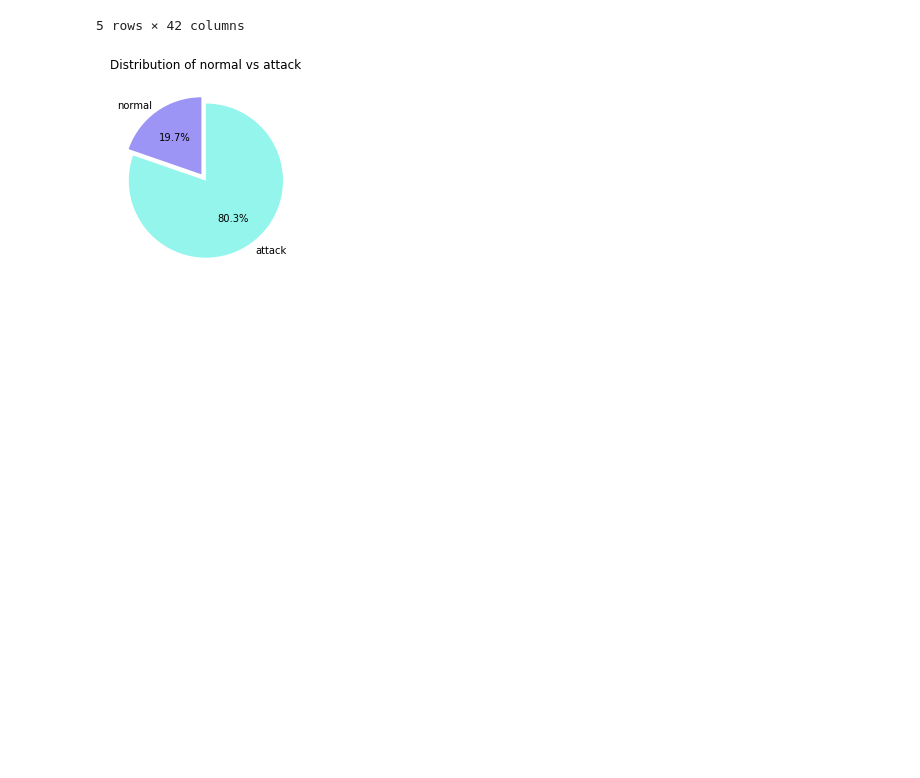
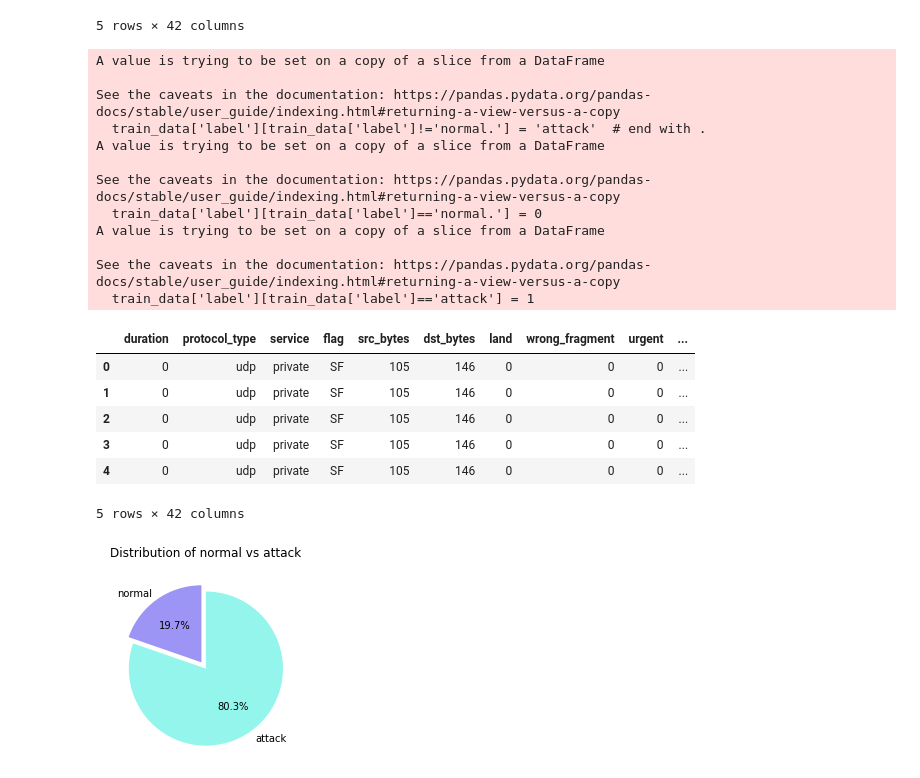
Before and after one commit to huyi-huwangyang/CMPE255-group1-project, a Jupyter notebook: Network_Intrusion_Integrated.ipynb, the cells around one changed output. Cells and saved outputs as stored; diff of their text form; code cells hidden in the pictures; blank space fills up the shorter version.

```diff
--- a/Network_Intrusion_Integrated.ipynb
+++ b/Network_Intrusion_Integrated.ipynb
@@ -66,6 +85,7 @@ df_kdd_data.shape
 # %%
 # Copy the data frame for repeated evaulation.
 df = df_kdd_data.copy(deep=True)
+df_test = df_kdd_test_data.copy(deep=True)
 # %%
 # Identifying categorical features
 numeric_cols = df._get_numeric_data().columns # gets all the numeric column names
@@ -187,6 +207,29 @@ See the caveats in the documentation: https://pandas.pydata.org/pandas-docs/stab
 | 3 | 0 | tcp | http | SF | 233 | 2032 | 0 | 0 | 0 | ... |
 | 4 | 0 | tcp | http | SF | 239 | 486 | 0 | 0 | 0 | ... |
 5 rows × 42 columns
+# %%
+df_test = binary_classifier(df_test)
+df_test.head()
+# %% [output]
+A value is trying to be set on a copy of a slice from a DataFrame
+
+See the caveats in the documentation: https://pandas.pydata.org/pandas-docs/stable/user_guide/indexing.html#returning-a-view-versus-a-copy
+  train_data['label'][train_data['label']!='normal.'] = 'attack'  # end with .
+A value is trying to be set on a copy of a slice from a DataFrame
+
+See the caveats in the documentation: https://pandas.pydata.org/pandas-docs/stable/user_guide/indexing.html#returning-a-view-versus-a-copy
+  train_data['label'][train_data['label']=='normal.'] = 0
+A value is trying to be set on a copy of a slice from a DataFrame
+
+See the caveats in the documentation: https://pandas.pydata.org/pandas-docs/stable/user_guide/indexing.html#returning-a-view-versus-a-copy
+  train_data['label'][train_data['label']=='attack'] = 1
+|  | duration | protocol_type | service | flag | src_bytes | dst_bytes | land | wrong_fragment | urgent | ... |
+| 0 | 0 | udp | private | SF | 105 | 146 | 0 | 0 | 0 | ... |
+| 1 | 0 | udp | private | SF | 105 | 146 | 0 | 0 | 0 | ... |
+| 2 | 0 | udp | private | SF | 105 | 146 | 0 | 0 | 0 | ... |
+| 3 | 0 | udp | private | SF | 105 | 146 | 0 | 0 | 0 | ... |
+| 4 | 0 | udp | private | SF | 105 | 146 | 0 | 0 | 0 | ... |
+5 rows × 42 columns
 # %%
 # Pie chart to show normal vs. attacks
 colors = ["#9d95f5", "#93f5eb"]
```
Also changed, not shown: parts of 20 cells of this notebook.
